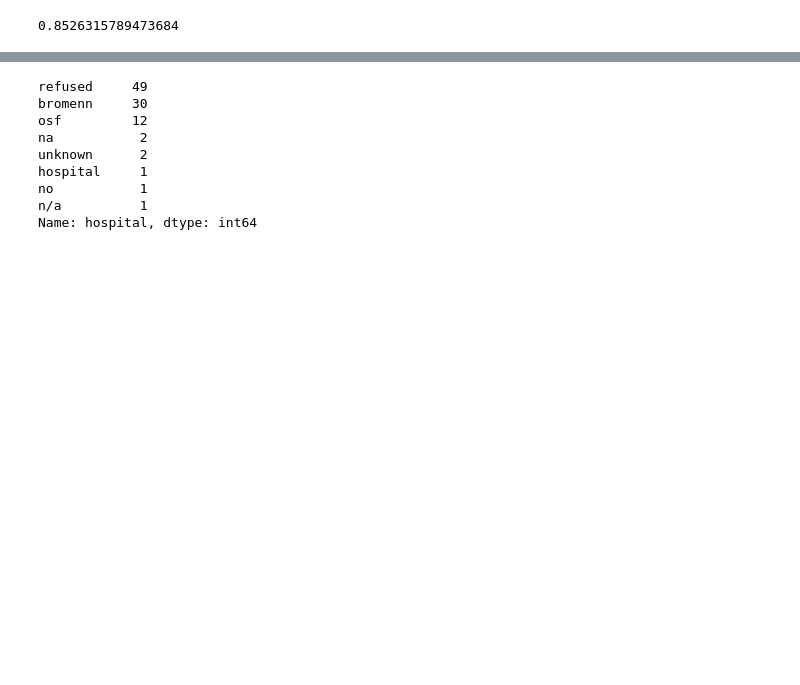
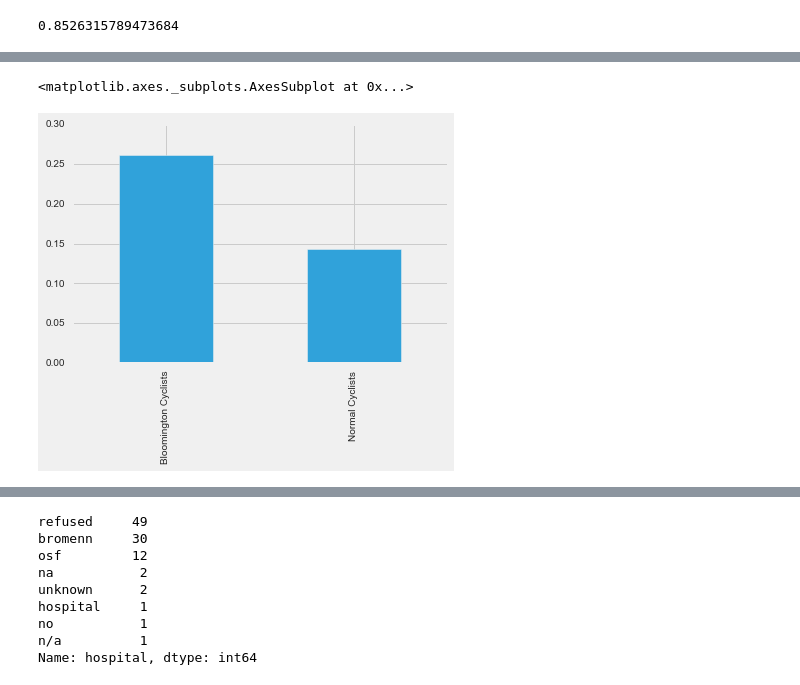
Before and after one commit to mbernico/mclean_bike_safety, a Jupyter notebook: code/who.ipynb, the cells around one changed output, grey strips where cells are left out. Drawn from its saved outputs; the diff is of its cells as text; code cells hidden in the pictures; blank space fills up the shorter version.

```diff
--- a/code/who.ipynb
+++ b/code/who.ipynb
@@ -95,0 +105,26 @@ fault.plot(kind='bar', rot=45, title="Who receives the citation?")
+# %%
+norm_motorist_ticket = df[(-df.m_section.isnull()) & (df.c_section.isnull()) & (df.data_source == 'normal')].shape[0]
+norm_cyclist_ticket = df[(df.m_section.isnull()) & (-df.c_section.isnull()) & (df.data_source == 'normal')].shape[0]
+norm_no_ticket = df[(df.m_section.isnull()) & (df.c_section.isnull()) & (df.data_source == 'normal')].shape[0]
+norm_both_ticket = df[(-df.m_section.isnull()) & (-df.c_section.isnull()) & (df.data_source == 'normal')].shape[0]
+# %%
+blm_count = df[df.data_source == 'bloomington'].shape[0]
+norm_count = df[df.data_source == 'normal'].shape[0]
+# %%
+# percent motorists recieving citation in bloomington vs. normal
+blm_mot_cit = blm_motorist_ticket / blm_count
+norm_mot_cit = norm_motorist_ticket / norm_count
+# percent cyclists recieving citation in bloomington vs. normal
+blm_cyc_cit = blm_cyclist_ticket / blm_count
+norm_cyc_cit = norm_cyclist_ticket / norm_count
+# percent none in bloomington vs normal
+blm_none_cit = blm_no_ticket / blm_count
+norm_none_cit = norm_no_ticket / norm_count
+# percent both in bloomington vs normal
+blm_both_cit = blm_both_ticket / blm_count
+norm_both_cit = norm_both_ticket / norm_count
+# %%
+citation_by_city = pd.Series({"Bloomington Motorists": blm_cyc_cit, "Normal Motorists": norm_mot_cit,
+           "Bloomington Cyclists":blm_cyc_cit, "Normal Cyclists": norm_cyc_cit,
+            "Bloomington Both": blm_both_cit, "Normal Both": norm_both_cit,
+            "Bloomington Neither": blm_none_cit, "Normal Neither": norm_none_cit})
@@ -95,0 +143,5 @@ fault.plot(kind='bar', rot=45, title="Who receives the citation?")
+# %%
+citation_by_city[['Bloomington Cyclists', 'Normal Cyclists']].plot(kind='bar')
+# %% [output]
+<matplotlib.axes._subplots.AxesSubplot at 0x...>
+[figure, added]
```
Also changed, not shown: parts of 42 cells of this notebook, 10 other files.
